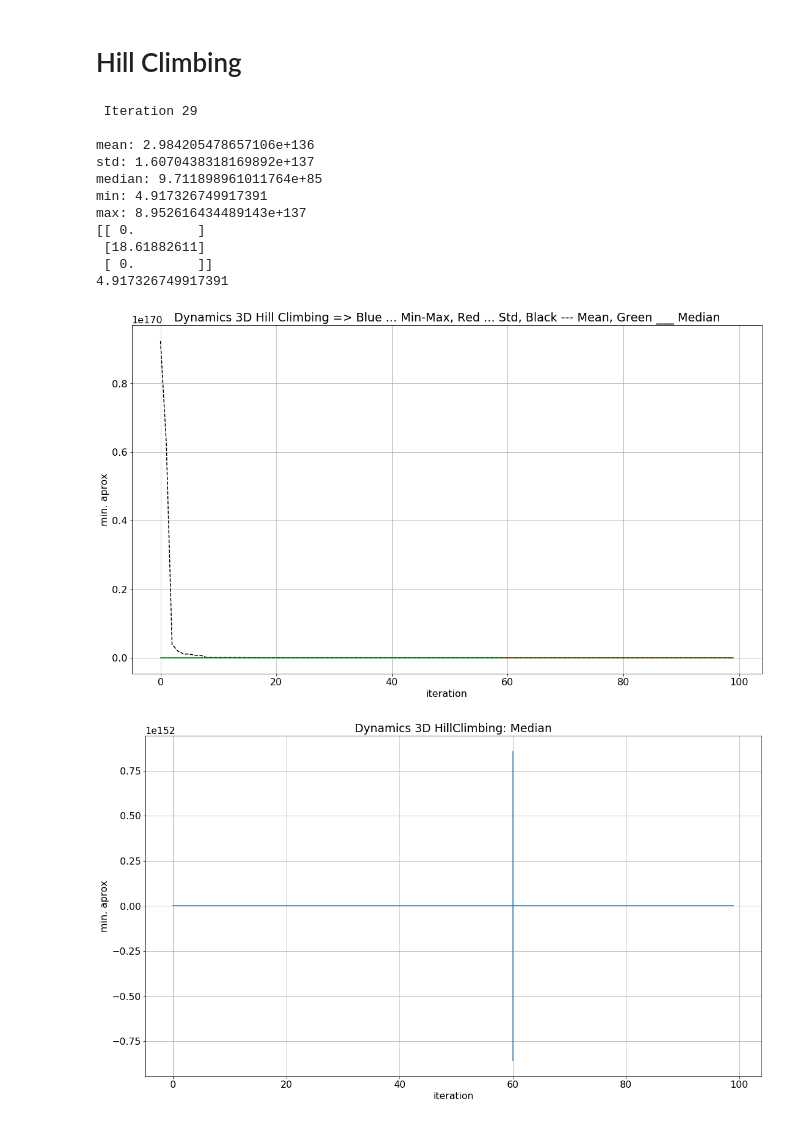
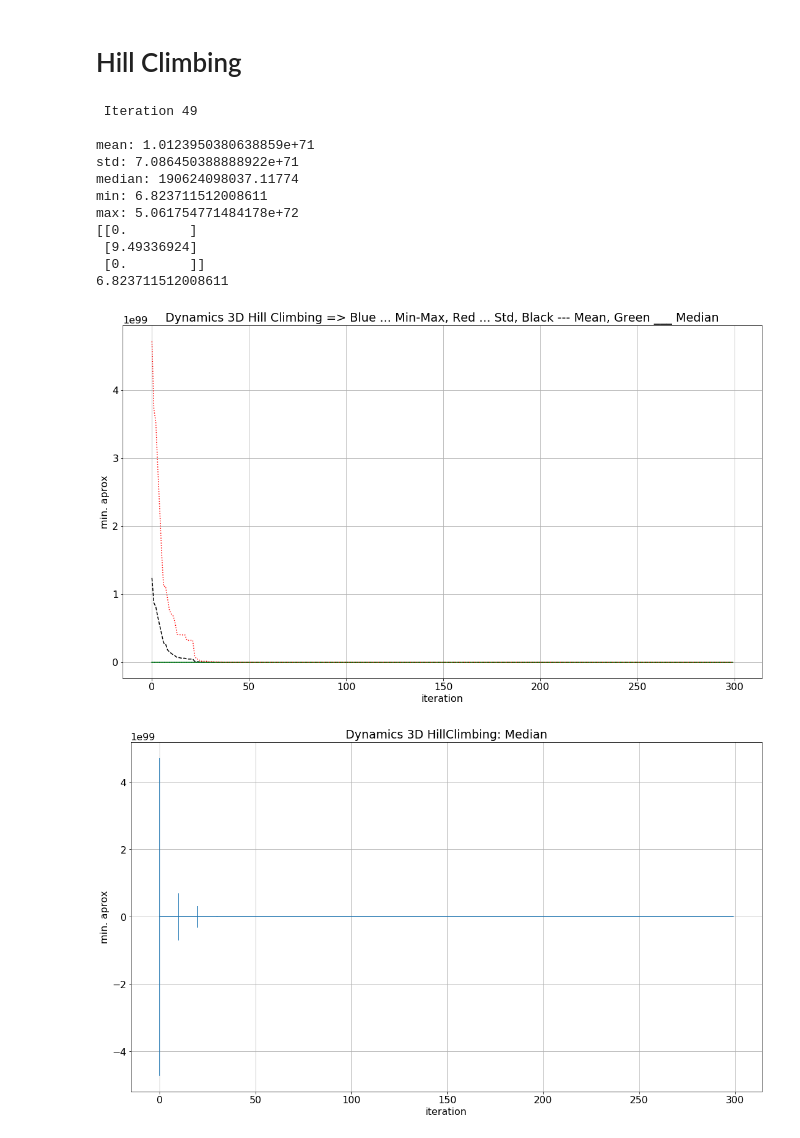
Before and after one commit to sergiojx/minmethods, a Jupyter notebook: Dinamics.ipynb, the cells around one changed output. Cells and saved outputs as stored; diff of their text form; code cells hidden in the pictures.

```diff
--- a/Dinamics.ipynb
+++ b/Dinamics.ipynb
@@ -124,9 +179,6 @@ def zyz1CloseLoop(P=0,Ki=18.62142993,Kd=0.31548802):
 # %%
-Iterations,Out,Count,ErrSum = zyz1CloseLoop(P=0,Ki=18.52677354,Kd=0.30084384)
-# Iterations2,Out2,Count2,ErrSum2 = zyz1CloseLoop(P=0.03440869,Ki= 17.27241234,Kd=0.11)
-Iterations2,Out2,Count2,ErrSum2 = zyz1CloseLoop(P=0.03440869,Ki= 17.27241234,Kd=0.11)
-Iterations3,Out3,Count3,ErrSum3 = zyz1CloseLoop(P=0,Ki=18.11434344,Kd=0.42478245)
-Iterations4,Out4,Count4,ErrSum4 = zyz1CloseLoop(P=0.22,Ki=17.74563931,Kd=0)
+Iterations,Out,Count,ErrSum = zyz1CloseLoop(P=1.69810373e-03,Ki=8.72315609e+00,Kd=1.00730010e-01)
+
 print(ErrSum)
 plt.rcParams.update({'font.size': 16})
 fig = plt.gcf()
@@ -134,16 +186,7 @@ fig.set_size_inches(18.5, 10.5)
 
 plt.plot(np.squeeze(Iterations),
          np.squeeze(Out),
-         'b:',
-         np.squeeze(Iterations2),
-         np.squeeze(Out2),
-         'g:',
-         np.squeeze(Iterations3),
-         np.squeeze(Out3),
-         'c:',
-         np.squeeze(Iterations4),
-         np.squeeze(Out4),
-         'k:')
+         'b:')
 plt.savefig('DynamicHillClimbinfOpenLoop.pdf', format='pdf')
 plt.show()
 # %% [output]
@@ -152,38 +312,17 @@ plt.show()
 # %% [markdown]
 # Hill Climbing
-# %%
-def rdmGauss(sigma = 0.2, mu = 0):
-    return np.random.normal(mu, sigma, 1)
-
-def min_HillClimbing(fevalMtx,sigma = 0.7):
-    Y = np.copy(fevalMtx)
-    for y in Y:
-        y[0] = y[0] + rdmGauss(sigma = sigma)
-
-        if y[0] < 0 :
-            y[0] = 0
-        elif y[0] > 600:
-            y[0] = 600
-
-    _,_,_,prev = zyz1CloseLoop(P=fevalMtx[0][0],Ki=fevalMtx[1][0],Kd=fevalMtx[2][0])
-    _,_,_,new = zyz1CloseLoop(P=Y[0][0],Ki=Y[1][0],Kd=Y[2][0]);
-
-    if new <= prev:
-        return new, Y
-    else:
-        return prev, fevalMtx
 # %%
 Best_List = []
 valVectorSize = 3
 
 if valVectorSize == 3:
-    iterSize = 100
+    iterSize = 300
     SimannealItrSize = 8
 else:
     iterSize = 10000
     SimannealItrSize = 19
 
-repetitions = 30
+repetitions = 50
 OUT_Matrix = np.zeros((repetitions, iterSize))
 iniRef = 100000000
 bestVal =   np.zeros((3, 1))
@@ -196,7 +335,7 @@ for j in range(0, repetitions):
     sys.stdout.write("\r Iteration " + str(j))
     sys.stdout.flush()
     for i in range(0, iterSize):
-        OUT, fevalRdm = min_HillClimbing(fevalRdm,sigma = 10)
+        OUT, fevalRdm = min_HillClimbing(fevalRdm, sigma = 7, function = zyz1CloseLoop)
         OUT_Matrix[j][i] = OUT
         Iterations.append(i)
 
@@ -233,42 +372,42 @@ plt.plot(
          'g-',
          np.squeeze(Iterations),
          np.squeeze(np.std(OUT_Matrix, axis=0)),
          'r:',)
 
 
 plt.ylabel('min. aprox')
 plt.xlabel('iteration')
 plt.title("Dynamics 3D Hill Climbing => Blue ... Min-Max, Red ... Std, Black --- Mean, Green ___ Median")
 plt.grid()
 plt.savefig('DynamicsHillClimbing_3d.pdf', format='pdf')
 plt.show()
 
 
 # Standard Deviation Plot
 Ala = np.std(OUT_Matrix, axis=0)
 stdBarIndex = np.zeros((Ala.shape[0]))
 stdBarIndex[0:Ala.shape[0]:10] = 1
 truncated = Ala*stdBarIndex
 fig = plt.gcf()
 fig.set_size_inches(18.5, 10.5)
 plt.errorbar(Iterations, np.median(OUT_Matrix, axis=0), truncated)
 plt.ylabel('min. aprox')
 plt.xlabel('iteration')
 plt.title("Dynamics 3D HillClimbing: Median")
 plt.grid()
 plt.savefig('DynamicsHillClimbingStd_2d.pdf', format='pdf')
 plt.show()
 # %% [output]
- Iteration 29
+ Iteration 49
 
-mean: 2.984205478657106e+136
-std: 1.6070438318169892e+137
-median: 9.711898961011764e+85
-min: 4.917326749917391
-max: 8.952616434489143e+137
-[[ 0.        ]
- [18.61882611]
- [ 0.        ]]
-4.917326749917391
+mean: 1.0123950380638859e+71
+std: 7.086450388888922e+71
+median: 190624098037.11774
+min: 6.823711512008611
+max: 5.061754771484178e+72
+[[0.        ]
+ [9.49336924]
+ [0.        ]]
+6.823711512008611
-[figure, old version]
+[figure, new version]
-[figure, old version]
+[figure, new version]
```
Also changed, not shown: parts of 23 cells of this notebook.
